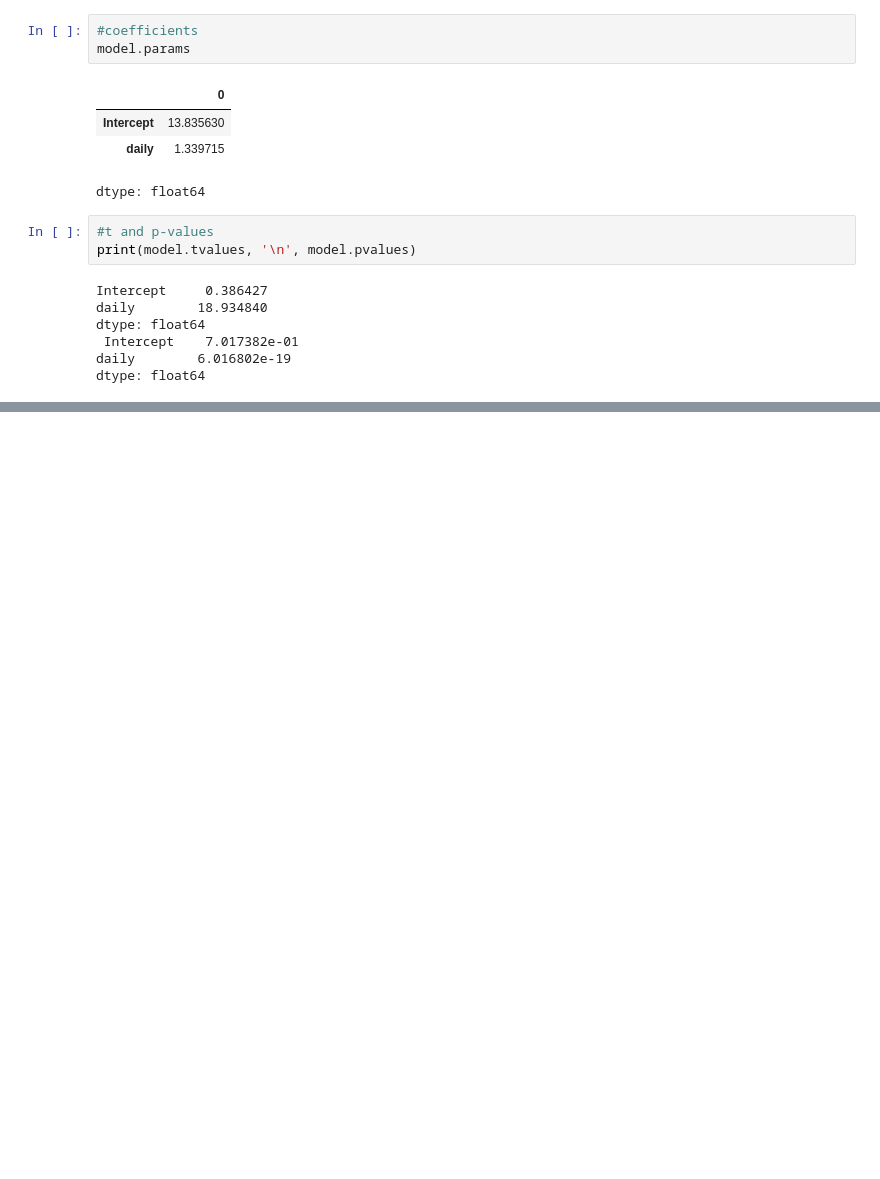
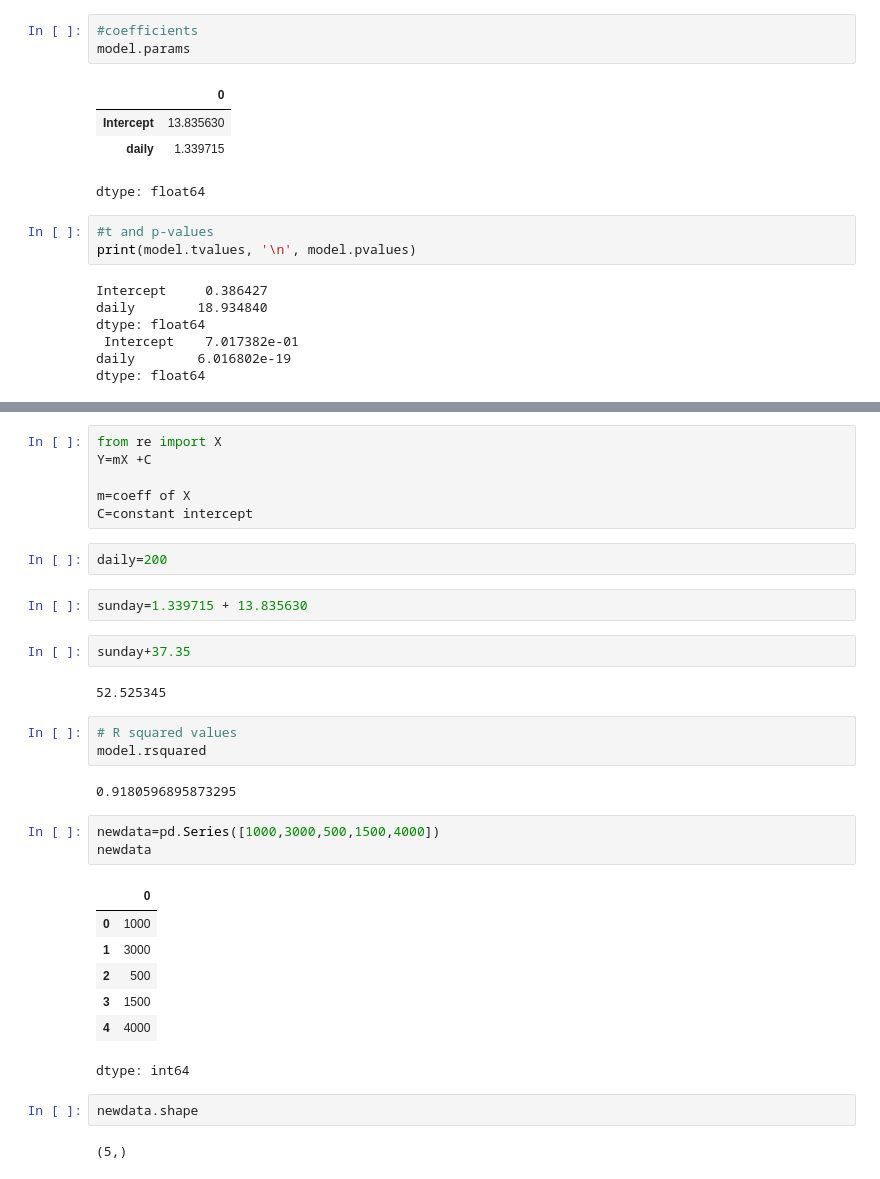
Before and after one commit to Akhilesh2804/python, a Jupyter notebook: DAY_18.ipynb, the cells around one changed output, grey strips where cells are left out. Cells and saved outputs as stored; diff of their text form; blank space fills up the shorter version.

```diff
--- a/DAY_18.ipynb
+++ b/DAY_18.ipynb
@@ -130,0 +143,34 @@ dtype: float64
+# %%
+from re import X
+Y=mX +C
+
+m=coeff of X
+C=constant intercept
+# %%
+daily=200
+# %%
+sunday=1.339715 + 13.835630
+# %%
+sunday+37.35
+# %% [output]
+52.525345
+# %%
+# R squared values
+model.rsquared
+# %% [output]
+0.9180596895873295
+# %%
+newdata=pd.Series([1000,3000,500,1500,4000])
+newdata
+# %% [output]
+|  | 0 |
+| 0 | 1000 |
+| 1 | 3000 |
+| 2 | 500 |
+| 3 | 1500 |
+| 4 | 4000 |
+dtype: int64
+# %%
+newdata.shape
+# %% [output]
+(5,)
```
Also changed, not shown: parts of 17 cells of this notebook.
